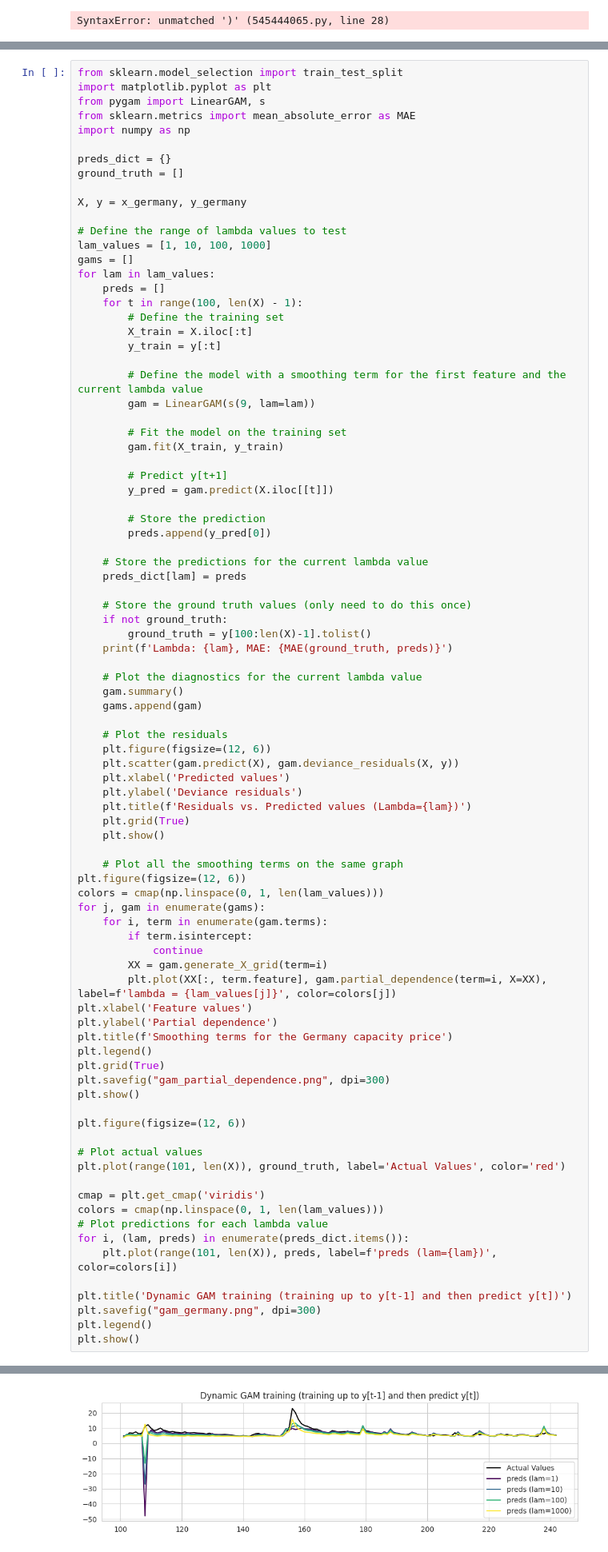
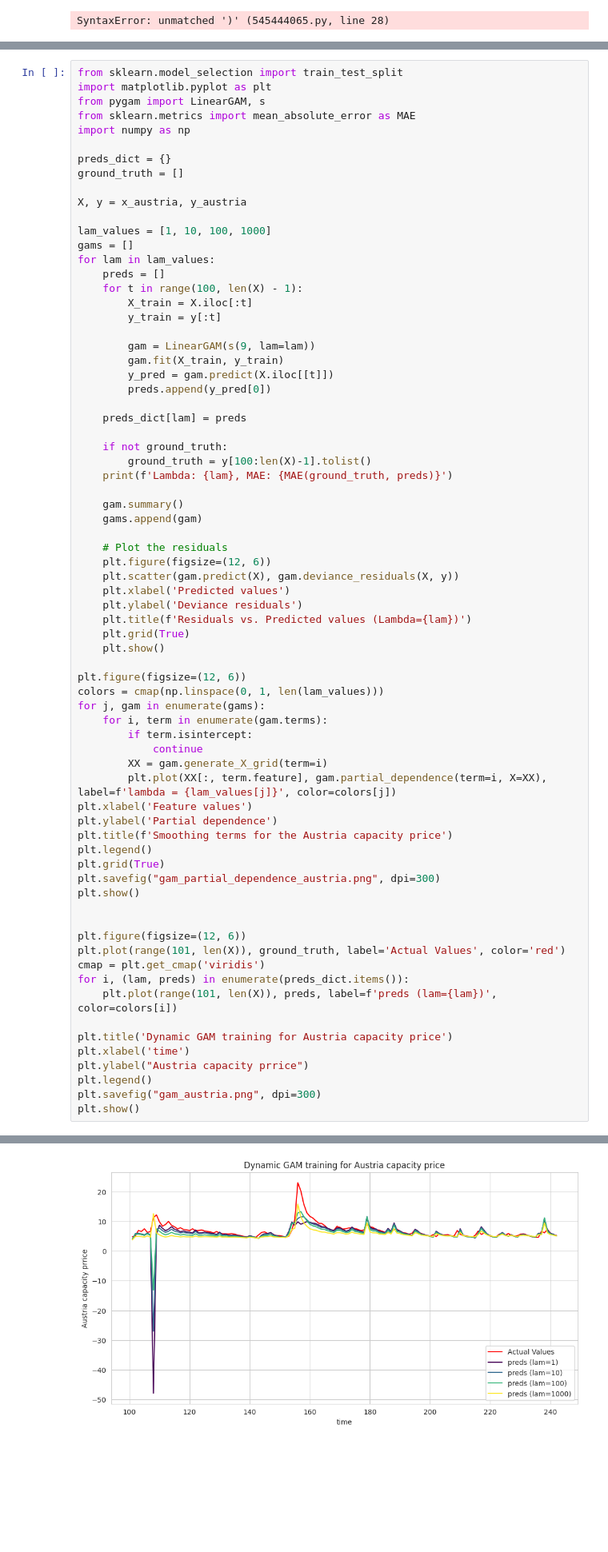
Before and after one commit to vdorseuil/ML_forecast, a Jupyter notebook: gam.ipynb, the cells around one changed output, grey strips where cells are left out. Shown at 80% size. Drawn from its saved outputs; the diff is of its cells as text; blank space fills up the shorter version.

```diff
--- a/gam.ipynb
+++ b/gam.ipynb
@@ -499,39 +477,27 @@ import numpy as np
 preds_dict = {}
 ground_truth = []
 
-X, y = x_germany, y_germany
+X, y = x_austria, y_austria
 
-# Define the range of lambda values to test
 lam_values = [1, 10, 100, 1000]
 gams = []
 for lam in lam_values:
     preds = []
     for t in range(100, len(X) - 1):
-        # Define the training set
         X_train = X.iloc[:t]
         y_train = y[:t]
 
-        # Define the model with a smoothing term for the first feature and the current lambda value
         gam = LinearGAM(s(9, lam=lam))
-
-        # Fit the model on the training set
         gam.fit(X_train, y_train)
-
-        # Predict y[t+1]
         y_pred = gam.predict(X.iloc[[t]])
-
-        # Store the prediction
         preds.append(y_pred[0])
 
-    # Store the predictions for the current lambda value
     preds_dict[lam] = preds
 
-    # Store the ground truth values (only need to do this once)
     if not ground_truth:
         ground_truth = y[100:len(X)-1].tolist()
     print(f'Lambda: {lam}, MAE: {MAE(ground_truth, preds)}')
 
-    # Plot the diagnostics for the current lambda value
     gam.summary()
     gams.append(gam)
 
@@ -544,7 +510,6 @@ for lam in lam_values:
     plt.grid(True)
     plt.show()
 
-    # Plot all the smoothing terms on the same graph
 plt.figure(figsize=(12, 6))
 colors = cmap(np.linspace(0, 1, len(lam_values)))
 for j, gam in enumerate(gams):
@@ -555,26 +520,24 @@ for j, gam in enumerate(gams):
         plt.plot(XX[:, term.feature], gam.partial_dependence(term=i, X=XX), label=f'lambda = {lam_values[j]}', color=colors[j])
 plt.xlabel('Feature values')
 plt.ylabel('Partial dependence')
-plt.title(f'Smoothing terms for the Germany capacity price')
+plt.title(f'Smoothing terms for the Austria capacity price')
 plt.legend()
 plt.grid(True)
-plt.savefig("gam_partial_dependence.png", dpi=300)
+plt.savefig("gam_partial_dependence_austria.png", dpi=300)
 plt.show()
 
+
 plt.figure(figsize=(12, 6))
-
-# Plot actual values
 plt.plot(range(101, len(X)), ground_truth, label='Actual Values', color='red')
-
 cmap = plt.get_cmap('viridis')
-colors = cmap(np.linspace(0, 1, len(lam_values)))
-# Plot predictions for each lambda value
 for i, (lam, preds) in enumerate(preds_dict.items()):
     plt.plot(range(101, len(X)), preds, label=f'preds (lam={lam})', color=colors[i])
 
-plt.title('Dynamic GAM training (training up to y[t-1] and then predict y[t])')
-plt.savefig("gam_germany.png", dpi=300)
+plt.title('Dynamic GAM training for Austria capacity price')
+plt.xlabel('time')
+plt.ylabel("Austria capacity prrice")
 plt.legend()
+plt.savefig("gam_austria.png", dpi=300)
 plt.show()
 # %% [output]
 Lambda: 1, MAE: 1.2796901343321785
@@ -677 +640 @@ github.com/dswah/pyGAM/issues/163
-[figure, old version]
+[figure, new version]
```
Also changed, not shown: parts of 3 cells of this notebook, 1 other file.
